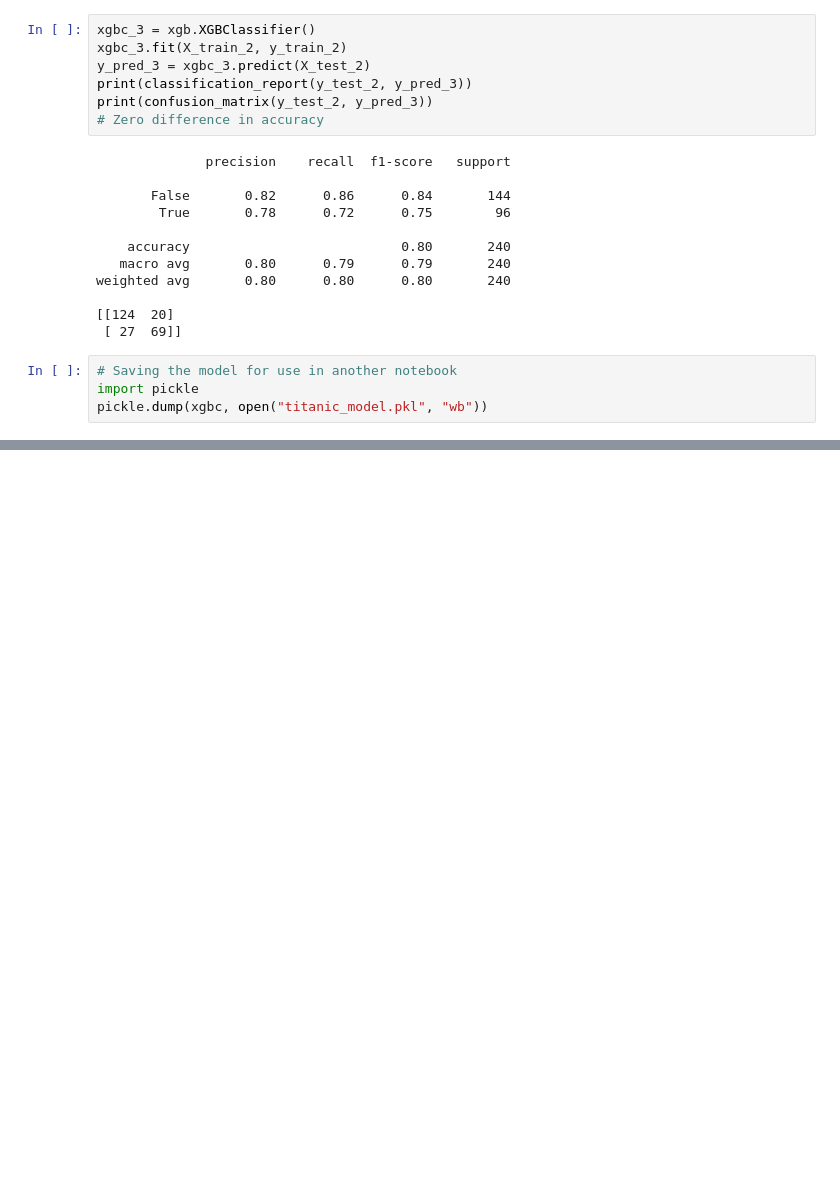
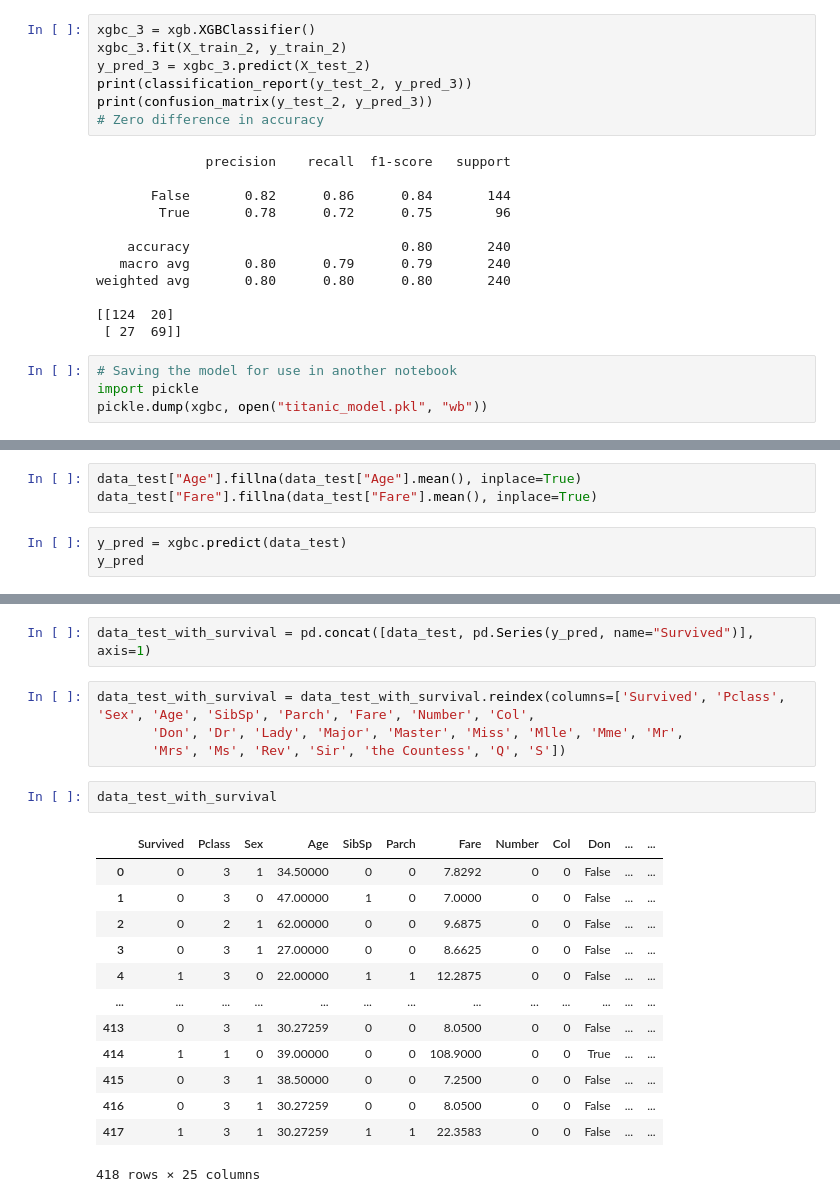
Before and after one commit to sydneycally-inclane-2812/titanic-survival-analysis, a Jupyter notebook: titanicSurvivalAnalysis.ipynb, the cells around one changed output, grey strips where cells are left out. Drawn from its saved outputs; the diff is of its cells as text; blank space fills up the shorter version.

```diff
--- a/titanicSurvivalAnalysis.ipynb
+++ b/titanicSurvivalAnalysis.ipynb
@@ -1080,0 +1218,6 @@ pickle.dump(xgbc, open("titanic_model.pkl", "wb"))
+# %%
+data_test["Age"].fillna(data_test["Age"].mean(), inplace=True)
+data_test["Fare"].fillna(data_test["Fare"].mean(), inplace=True)
+# %%
+y_pred = xgbc.predict(data_test)
+y_pred
@@ -1080,0 +1244,22 @@ pickle.dump(xgbc, open("titanic_model.pkl", "wb"))
+# %%
+data_test_with_survival = pd.concat([data_test, pd.Series(y_pred, name="Survived")], axis=1)
+# %%
+data_test_with_survival = data_test_with_survival.reindex(columns=['Survived', 'Pclass', 'Sex', 'Age', 'SibSp', 'Parch', 'Fare', 'Number', 'Col',
+       'Don', 'Dr', 'Lady', 'Major', 'Master', 'Miss', 'Mlle', 'Mme', 'Mr',
+       'Mrs', 'Ms', 'Rev', 'Sir', 'the Countess', 'Q', 'S'])
+# %%
+data_test_with_survival
+# %% [output]
+|  | Survived | Pclass | Sex | Age | SibSp | Parch | Fare | Number | Col | Don | ... | ... |
+| 0 | 0 | 3 | 1 | 34.50000 | 0 | 0 | 7.8292 | 0 | 0 | False | ... | ... |
+| 1 | 0 | 3 | 0 | 47.00000 | 1 | 0 | 7.0000 | 0 | 0 | False | ... | ... |
+| 2 | 0 | 2 | 1 | 62.00000 | 0 | 0 | 9.6875 | 0 | 0 | False | ... | ... |
+| 3 | 0 | 3 | 1 | 27.00000 | 0 | 0 | 8.6625 | 0 | 0 | False | ... | ... |
+| 4 | 1 | 3 | 0 | 22.00000 | 1 | 1 | 12.2875 | 0 | 0 | False | ... | ... |
+| ... | ... | ... | ... | ... | ... | ... | ... | ... | ... | ... | ... | ... |
+| 413 | 0 | 3 | 1 | 30.27259 | 0 | 0 | 8.0500 | 0 | 0 | False | ... | ... |
+| 414 | 1 | 1 | 0 | 39.00000 | 0 | 0 | 108.9000 | 0 | 0 | True | ... | ... |
+| 415 | 0 | 3 | 1 | 38.50000 | 0 | 0 | 7.2500 | 0 | 0 | False | ... | ... |
+| 416 | 0 | 3 | 1 | 30.27259 | 0 | 0 | 8.0500 | 0 | 0 | False | ... | ... |
+| 417 | 1 | 3 | 1 | 30.27259 | 1 | 1 | 22.3583 | 0 | 0 | False | ... | ... |
+418 rows × 25 columns
```
Also changed, not shown: parts of 35 cells of this notebook.
